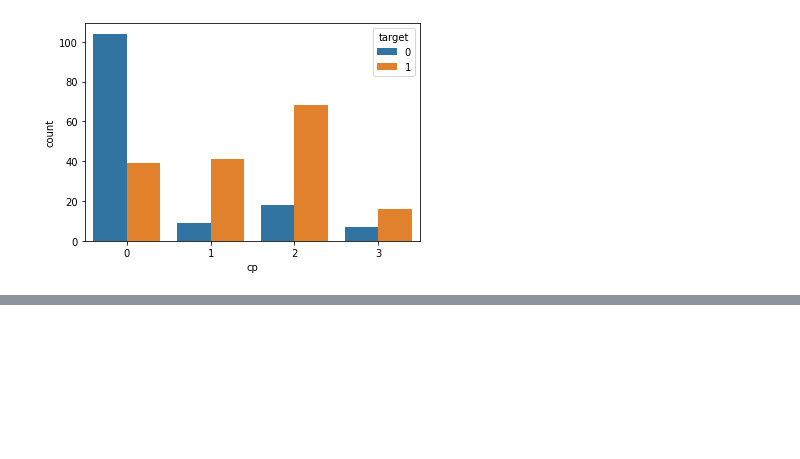
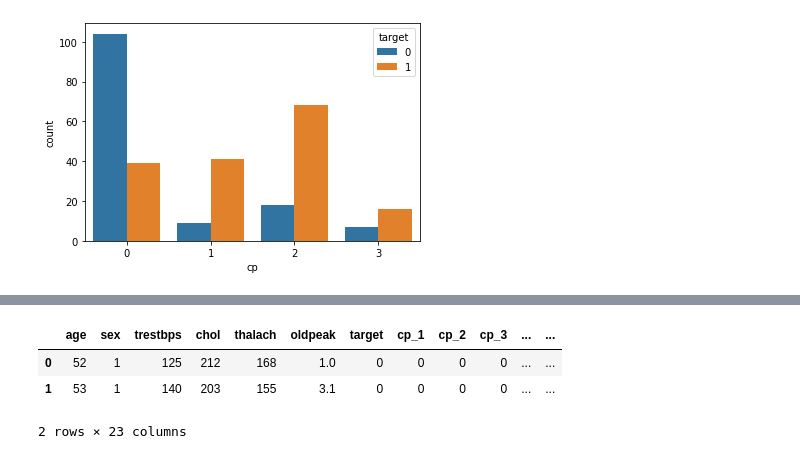
Before and after one commit to Zeeshan2012/Heart_Disease_Dataset, a Jupyter notebook: Heart_Disease_Analysis.ipynb, the cells around one changed output, grey strips where cells are left out. Cells and saved outputs as stored; diff of their text form; code cells hidden in the pictures; blank space fills up the shorter version.

```diff
--- a/Heart_Disease_Analysis.ipynb
+++ b/Heart_Disease_Analysis.ipynb
@@ -159,0 +166,9 @@ sns.countplot(x = 'cp', hue='target',data=data)
+# %%
+cat_val = []
+count_val = []
+
+for columns in data.columns:
+  if data[columns].nunique()<=10:
+    cat_val.append(columns)
+  else:
+    count_val.append(columns)
@@ -159,0 +192,7 @@ sns.countplot(x = 'cp', hue='target',data=data)
+# %%
+data.head(2)
+# %% [output]
+|  | age | sex | trestbps | chol | thalach | oldpeak | target | cp_1 | cp_2 | cp_3 | ... | ... |
+| 0 | 52 | 1 | 125 | 212 | 168 | 1.0 | 0 | 0 | 0 | 0 | ... | ... |
+| 1 | 53 | 1 | 140 | 203 | 155 | 3.1 | 0 | 0 | 0 | 0 | ... | ... |
+2 rows × 23 columns
```
Also changed, not shown: parts of 30 cells of this notebook.
